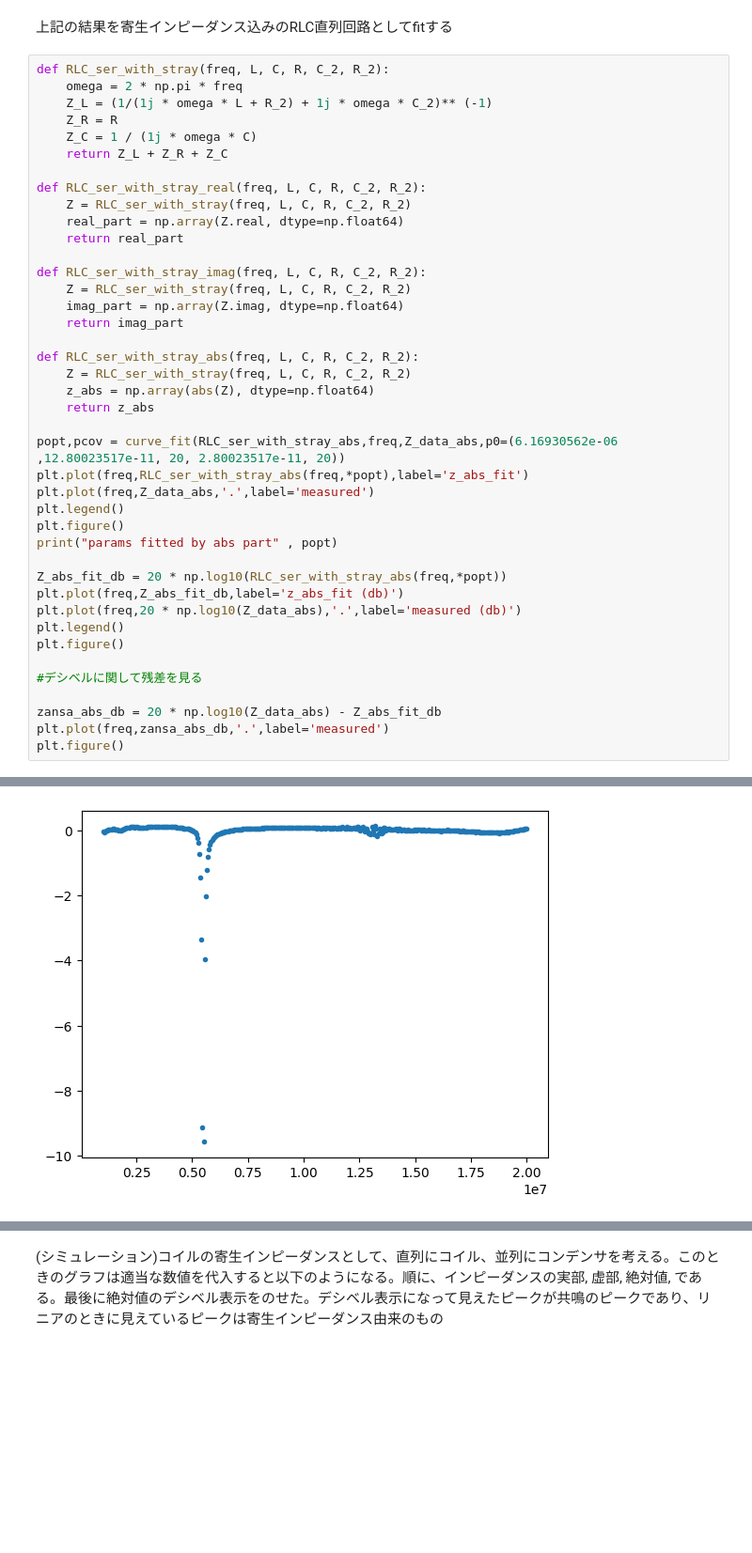
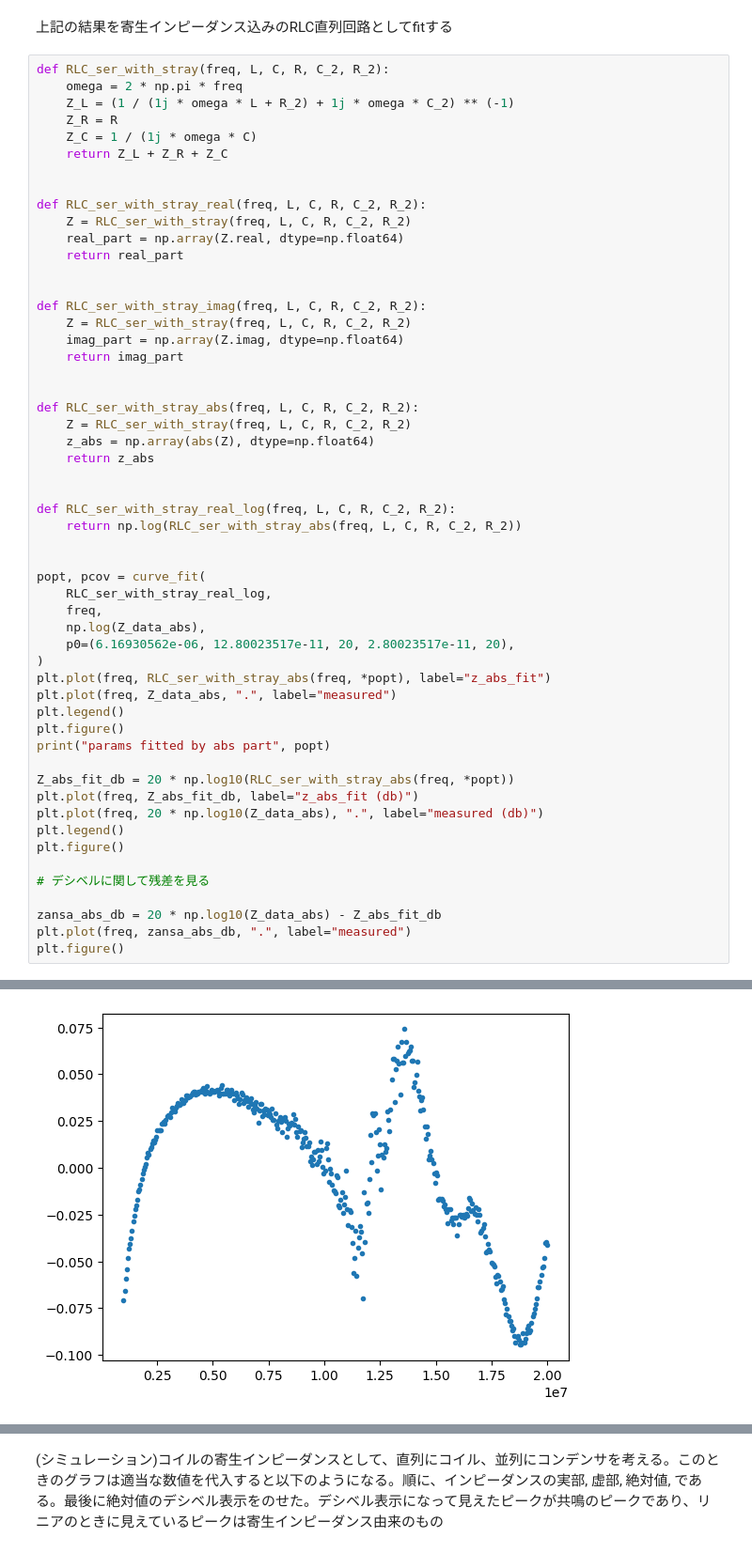
Before and after one commit to tyaxm/cyclotron, a Jupyter notebook: src/coil_properties.ipynb, the cells around one changed output, grey strips where cells are left out. Shown at 94% size. Drawn from its saved outputs; the diff is of its cells as text; blank space fills up the shorter version.

```diff
--- a/src/coil_properties.ipynb
+++ b/src/coil_properties.ipynb
@@ -410,42 +424,55 @@ plt.plot(freq,Z_data_abs_db)
 # %%
 def RLC_ser_with_stray(freq, L, C, R, C_2, R_2):
     omega = 2 * np.pi * freq
-    Z_L = (1/(1j * omega * L + R_2) + 1j * omega * C_2)** (-1)
+    Z_L = (1 / (1j * omega * L + R_2) + 1j * omega * C_2) ** (-1)
     Z_R = R
     Z_C = 1 / (1j * omega * C)
     return Z_L + Z_R + Z_C
+
 
 def RLC_ser_with_stray_real(freq, L, C, R, C_2, R_2):
     Z = RLC_ser_with_stray(freq, L, C, R, C_2, R_2)
     real_part = np.array(Z.real, dtype=np.float64)
     return real_part
 
+
 def RLC_ser_with_stray_imag(freq, L, C, R, C_2, R_2):
     Z = RLC_ser_with_stray(freq, L, C, R, C_2, R_2)
     imag_part = np.array(Z.imag, dtype=np.float64)
     return imag_part
+
 
 def RLC_ser_with_stray_abs(freq, L, C, R, C_2, R_2):
     Z = RLC_ser_with_stray(freq, L, C, R, C_2, R_2)
     z_abs = np.array(abs(Z), dtype=np.float64)
     return z_abs
 
-popt,pcov = curve_fit(RLC_ser_with_stray_abs,freq,Z_data_abs,p0=(6.16930562e-06 ,12.80023517e-11, 20, 2.80023517e-11, 20))
-plt.plot(freq,RLC_ser_with_stray_abs(freq,*popt),label='z_abs_fit')
-plt.plot(freq,Z_data_abs,'.',label='measured')
+
+def RLC_ser_with_stray_real_log(freq, L, C, R, C_2, R_2):
+    return np.log(RLC_ser_with_stray_abs(freq, L, C, R, C_2, R_2))
+
+
+popt, pcov = curve_fit(
+    RLC_ser_with_stray_real_log,
+    freq,
+    np.log(Z_data_abs),
+    p0=(6.16930562e-06, 12.80023517e-11, 20, 2.80023517e-11, 20),
+)
+plt.plot(freq, RLC_ser_with_stray_abs(freq, *popt), label="z_abs_fit")
+plt.plot(freq, Z_data_abs, ".", label="measured")
 plt.legend()
 plt.figure()
-print("params fitted by abs part" , popt)
+print("params fitted by abs part", popt)
 
-Z_abs_fit_db = 20 * np.log10(RLC_ser_with_stray_abs(freq,*popt))
-plt.plot(freq,Z_abs_fit_db,label='z_abs_fit (db)')
-plt.plot(freq,20 * np.log10(Z_data_abs),'.',label='measured (db)')
+Z_abs_fit_db = 20 * np.log10(RLC_ser_with_stray_abs(freq, *popt))
+plt.plot(freq, Z_abs_fit_db, label="z_abs_fit (db)")
+plt.plot(freq, 20 * np.log10(Z_data_abs), ".", label="measured (db)")
 plt.legend()
 plt.figure()
 
-#デシベルに関して残差を見る
+# デシベルに関して残差を見る
 
 zansa_abs_db = 20 * np.log10(Z_data_abs) - Z_abs_fit_db
-plt.plot(freq,zansa_abs_db,'.',label='measured')
+plt.plot(freq, zansa_abs_db, ".", label="measured")
 plt.figure()
 # %% [output]
@@ -457,4 +484,4 @@ params fitted by abs part [ 4.08338886e-06  1.70248562e-10 -5.20087196e-01  3.60
-[figure, old version]
+[figure, new version]
 <Figure size 640x480 with 0 Axes>
 # %% [markdown]
 (シミュレーション)コイルの寄生インピーダンスとして、直列にコイル、並列にコンデンサを考える。このときのグラフは適当な数値を代入すると以下のようになる。順に、インピーダンスの実部, 虚部, 絶対値, である。最後に絶対値のデシベル表示をのせた。デシベル表示になって見えたピークが共鳴のピークであり、リニアのときに見えているピークは寄生インピーダンス由来のもの
```
Also changed, not shown: parts of 22 cells of this notebook, 1 other file.
